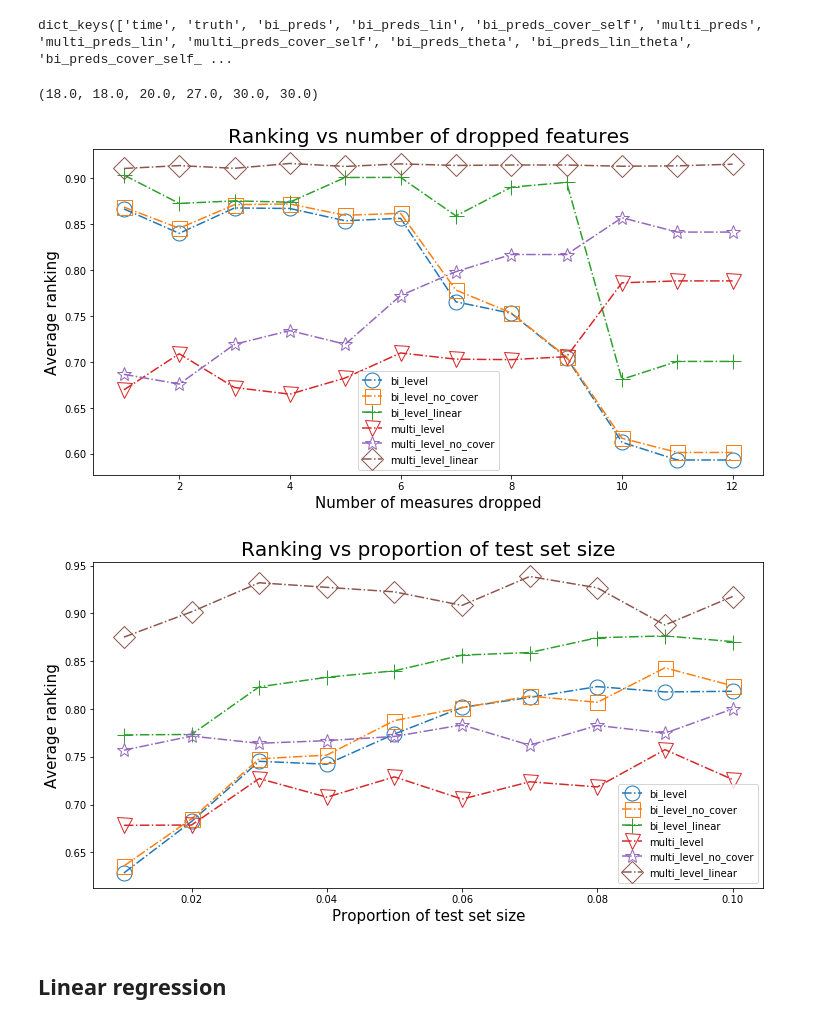
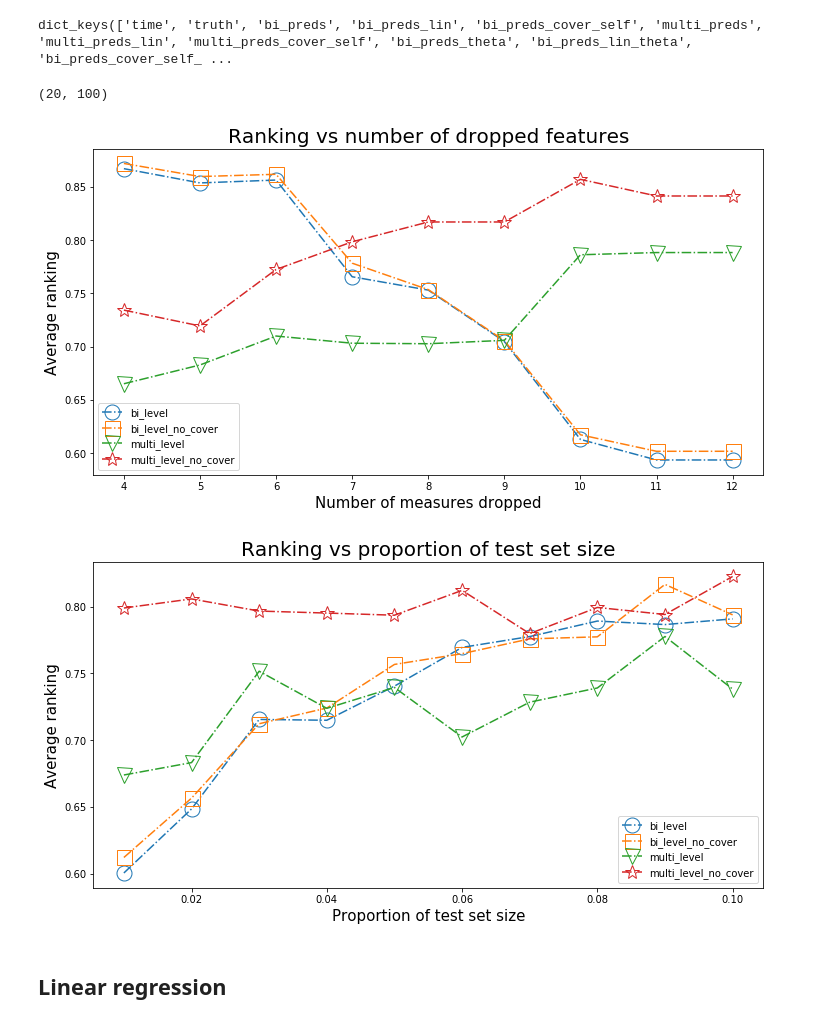
Before and after one commit to Duuuuuu/Learning-to-Rank-Patients-Severity-of-Illness-with-Partially-Observable-Data, a Jupyter notebook: Visualization.ipynb, the cells around one changed output. Drawn from its saved outputs; the diff is of its cells as text; code cells hidden in the pictures.

Commit message:
modifuy visualization

```diff
--- a/Visualization.ipynb
+++ b/Visualization.ipynb
@@ -66,7 +8,7 @@ bp_idx,bpcs_idx,mp_idx,mpcs_idx
 # %%
 dn,tn = 9,10
 
-bip_rank,bipcs_rank,mp_rank,mpcs_rank = np.ndarray(shape=(dn,tn)),np.ndarray(shape=(dn,tn)),np.ndarray(shape=(dn,tn)),np.ndarray(shape=(dn,tn))
+alpha_bip_rank,alpha_bipcs_rank,alpha_mp_rank,alpha_mpcs_rank = np.ndarray(shape=(dn,tn)),np.ndarray(shape=(dn,tn)),np.ndarray(shape=(dn,tn)),np.ndarray(shape=(dn,tn))
 
 for drop_num in range(4,13):
     for test_size in range(1,11):
@@ -98,10 +40,10 @@ for drop_num in range(4,13):
             mp_avg.append(np.where(sorted_truth == mp_max)[0][0])
             mpcs_avg.append(np.where(sorted_truth == mpcs_max)[0][0])
 
-        bip_rank[drop_num-4][test_size-1] = np.mean(bp_avg) / len(truth[0])
-        bipcs_rank[drop_num-4][test_size-1] = np.mean(bpcs_avg) / len(truth[0])
-        mp_rank[drop_num-4][test_size-1] = np.mean(mp_avg) / len(truth[0])
-        mpcs_rank[drop_num-4][test_size-1] = np.mean(mpcs_avg) / len(truth[0])
+        alpha_bip_rank[drop_num-4][test_size-1] = np.mean(bp_avg) / len(truth[0])
+        alpha_bipcs_rank[drop_num-4][test_size-1] = np.mean(bpcs_avg) / len(truth[0])
+        alpha_mp_rank[drop_num-4][test_size-1] = np.mean(mp_avg) / len(truth[0])
+        alpha_mpcs_rank[drop_num-4][test_size-1] = np.mean(mpcs_avg) / len(truth[0])
 # %% [markdown]
 **Visualization**
 # %%
@@ -140,8 +82,9 @@ plt.title('Ranking vs proportion of test set size',fontsize=20);
 [figure]
 # %% [markdown]
 ## Quantile
-# %%
-file = pickle.load(open( '../result_quantile/quantile__drops-3__test_size-0.02__batch_size-64', "rb" ))
+# %%
+file_path = '../result_quantile/quantile__drops-5__test_size-0.01__batch_size-64'
+file = pickle.load(open(file_path,'rb'))
 # %%
 file.keys()
 # %% [output]
@@ -157,14 +92,7 @@ multi_preds_cover_self = np.asanyarray(file['multi_preds_cover_self'])
-# %%
-repeat = 6
-
-bp_max = truth[repeat][np.argmax(bi_preds[repeat])]
-bpcs_max = truth[repeat][np.argmax(bi_preds_cover_self[repeat])]
-bp_lin_max = truth[repeat][np.argmax(bi_preds_lin[repeat])]
-mp_max = truth[repeat][np.argmax(multi_preds[repeat])]
-mpcs_max = truth[repeat][np.argmax(multi_preds_cover_self[repeat])]
-mpcs_lin_max = truth[repeat][np.argmax(multi_preds_lin[repeat])]
-# %%
-bp_max,bpcs_max,bp_lin_max,mp_max,mpcs_max,mpcs_lin_max
-# %% [output]
-(18.0, 18.0, 20.0, 27.0, 30.0, 30.0)
+# %%
+alpha = np.asanyarray(file['bi_preds'])
+truth = np.asanyarray(file['truth'])
+truth.shape
+# %% [output]
+(20, 100)
 # %%
@@ -218,47 +146,47 @@ for drop_num in range(1,13):
 # %%
 fig,ax = plt.subplots(figsize=(12,6))
-drops = [i for i in range(1,13)]
-bip_val = np.mean(bip_rank,axis=1)
-bipcs_val = np.mean(bipcs_rank,axis=1)
-bip_lin_val = np.mean(bip_lin_rank,axis=1)
-mp_val = np.mean(mp_rank,axis=1)
-mpcs_val = np.mean(mpcs_rank,axis=1)
-mp_lin_val = np.mean(mp_lin_rank,axis=1)
+drops = [i for i in range(4,13)]
+bip_val = np.mean(quantile_bip_rank,axis=1)
+bipcs_val = np.mean(quantile_bipcs_rank,axis=1)
+#bip_lin_val = np.mean(quantile_bip_lin_rank,axis=1)
+mp_val = np.mean(quantile_mp_rank,axis=1)
+mpcs_val = np.mean(quantile_mpcs_rank,axis=1)
+#mp_lin_val = np.mean(quantile_mp_lin_rank,axis=1)
 
 plt.plot(drops,bip_val,label='bi_level',linestyle='-.',marker="o",markersize=15,markerfacecolor="None")
 plt.plot(drops,bipcs_val, label='bi_level_no_cover',linestyle='-.',marker="s",markersize=15,markerfacecolor="None")
-plt.plot(drops,bip_lin_val, label='bi_level_linear',linestyle='-.',marker='+',markersize=15,markerfacecolor="None")
+#plt.plot(drops,bip_lin_val, label='bi_level_linear',linestyle='-.',marker='+',markersize=15,markerfacecolor="None")
 plt.plot(drops,mp_val,label='multi_level',linestyle='-.',marker="v",markersize=15,markerfacecolor="None")
 plt.plot(drops,mpcs_val,label='multi_level_no_cover',linestyle='-.',marker="*",markersize=15,markerfacecolor="None")
-plt.plot(drops,mp_lin_val,label='multi_level_linear',linestyle='-.',marker="D",markersize=15,markerfacecolor="None")
+#plt.plot(drops,mp_lin_val,label='multi_level_linear',linestyle='-.',marker="D",markersize=15,markerfacecolor="None")
 plt.legend()
 plt.xlabel('Number of measures dropped',fontsize=15)
 plt.ylabel('Average ranking',fontsize=15)
 plt.title('Ranking vs number of dropped features',fontsize=20);
 # %% [output]
-[figure, old version]
+[figure, new version]
 # %%
 fig,ax = plt.subplots(figsize=(12,6))
 drops = [i/100 for i in range(1,11)]
-bip_val = np.mean(bip_rank,axis=0)
-bipcs_val = np.mean(bipcs_rank,axis=0)
-bip_lin_val = np.mean(bip_lin_rank,axis=0)
-mp_val = np.mean(mp_rank,axis=0)
-mpcs_val = np.mean(mpcs_rank,axis=0)
-mp_lin_val = np.mean(mp_lin_rank,axis=0)
+bip_val = np.mean(quantile_bip_rank,axis=0)
+bipcs_val = np.mean(quantile_bipcs_rank,axis=0)
+#bip_lin_val = np.mean(bip_lin_rank,axis=0)
+mp_val = np.mean(quantile_mp_rank,axis=0)
+mpcs_val = np.mean(quantile_mpcs_rank,axis=0)
+#mp_lin_val = np.mean(mp_lin_rank,axis=0)
 
 plt.plot(drops,bip_val,label='bi_level',linestyle='-.',marker="o",markersize=15,markerfacecolor="None")
 plt.plot(drops,bipcs_val, label='bi_level_no_cover',linestyle='-.',marker="s",markersize=15,markerfacecolor="None")
-plt.plot(drops,bip_lin_val, label='bi_level_linear',linestyle='-.',marker='+',markersize=15,markerfacecolor="None")
+#plt.plot(drops,bip_lin_val, label='bi_level_linear',linestyle='-.',marker='+',markersize=15,markerfacecolor="None")
 plt.plot(drops,mp_val,label='multi_level',linestyle='-.',marker="v",markersize=15,markerfacecolor="None")
 plt.plot(drops,mpcs_val,label='multi_level_no_cover',linestyle='-.',marker="*",markersize=15,markerfacecolor="None")
-plt.plot(drops,mp_lin_val,label='multi_level_linear',linestyle='-.',marker="D",markersize=15,markerfacecolor="None")
+#plt.plot(drops,mp_lin_val,label='multi_level_linear',linestyle='-.',marker="D",markersize=15,markerfacecolor="None")
 plt.legend()
 plt.xlabel('Proportion of test set size',fontsize=15)
 plt.ylabel('Average ranking',fontsize=15)
 plt.title('Ranking vs proportion of test set size',fontsize=20);
 # %% [output]
-[figure, old version]
+[figure, new version]
 # %% [markdown]
 ## Linear regression
 # %%
```
Also changed, not shown: parts of 26 cells of this notebook.
